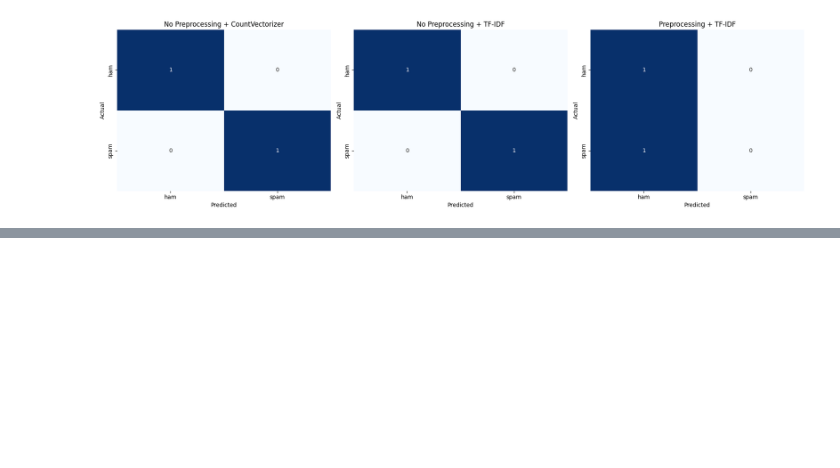
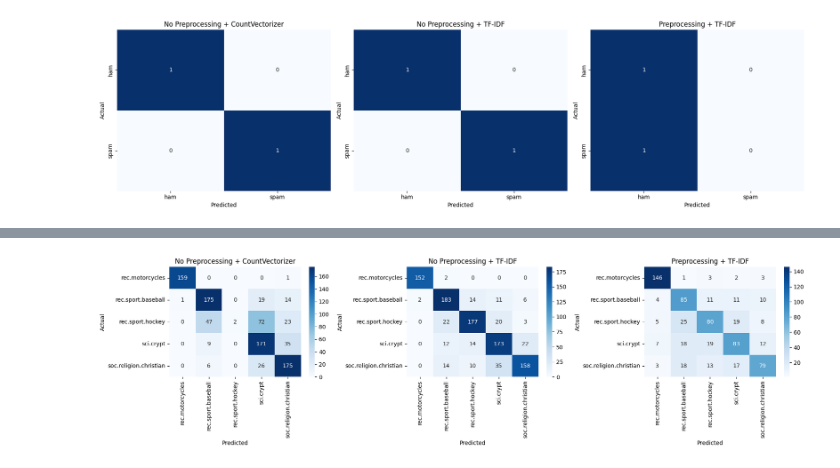
Before and after one commit to vishnusai2005/NAVIE_BYES_NLP, a Jupyter notebook: NLP_NAIVE_BYES_CLASSIFIER.ipynb, the cells around one changed output, grey strips where cells are left out. Saved outputs shown, nothing was run; the diff lists cells and outputs as text; code cells hidden in the pictures; blank space fills up the shorter version.

```diff
--- a/NLP_NAIVE_BYES_CLASSIFIER.ipynb
+++ b/NLP_NAIVE_BYES_CLASSIFIER.ipynb
@@ -402,4 +402,65 @@ from sklearn.datasets import fetch_20newsgroups
 import pandas as pd
 data = fetch_20newsgroups(subset = 'all', remove = ())
 df_news = pd.DataFrame({'text': data.data, 'label':data.target})
-df_news['label_name']
+df_news['label_name'] = df_news['label'].map((lambda x:data.target_names[x]))
+print(df_news['label'].value_counts())
+lemmatizer = WordNetLemmatizer()
+def preprocess(text):
+    text = text.lower()
+    text = re.sub(r'[^\W\S]', '', text)
+    text = re.sub(r'\d+', '', text)
+    tokens = nltk.word_tokenize(text)
+    tokens = [lemmatizer.lemmatize(token, pos = 'v') for token in tokens]
+    return ''.join(tokens)
+df_news['clean_text'] = df_news['text'].apply(preprocess)
+x_train, x_test, y_train , y_test = train_test_split(df_news['text'], df_news['label_name'], test_size = 0.25, random_state = 42, stratify = df_news['label_name'])
+x_train_prep, x_test_prep, y_train_prep, y_test_prep = train_test_split(df_news['clean_text'], df_news['label_name'], test_size = 0.25, random_state = 42, stratify = df_news['label_name'])
+
+#no preprocess + countvectorizer
+count_vec = CountVectorizer(stop_words = 'english', max_features = 2000)
+x_train_cv = count_vec.fit_transform(x_train)
+x_test_cv = count_vec.transform(x_test)
+model_cv = MultinomialNB().fit(x_train_cv, y_train)
+y_pred_cv = model_cv.predict(x_test_cv)
+cm_cv = confusion_matrix(y_test, y_pred_cv)
+
+#no preprocess + with Tfidf
+tfidf_vec_np = TfidfVectorizer(ngram_range = (1,2), stop_words = 'english', max_features = 2000)
+x_train_tfidf_np = tfidf_vec_np.fit_transform(x_train)
+x_test_tfidf_np = tfidf_vec_np.transform(x_test)
+model_tfidf_np = MultinomialNB().fit(x_train_tfidf_np,y_train)
+y_pred_tfidf_np = model_tfidf_np.predict(x_test_tfidf_np)
+cm_tfidf_np = confusion_matrix(y_test, y_pred_tfidf_np)
+
+#preproc + TDIDF
+tfidf_vec_prep = TfidfVectorizer(ngram_range = (1,2), stop_words = 'english', max_features = 2000)
+x_train_tfidf_prep = tfidf_vec_prep.fit_transform(x_train_prep)
+x_test_tfidf_prep = tfidf_vec_prep.transform(x_test_prep)
+model_tfidf_prep = MultinomialNB().fit(x_train_tfidf_prep,y_train_prep)
+y_pred_tfidf_prep = model_tfidf_prep.predict(x_test_tfidf_prep)
+cm_tfidf_prep = confusion_matrix(y_test_prep, y_pred_tfidf_prep)
+labels_to_show = df_news['label_name'].value_counts().index[:5].tolist()
+def plot_conf_matrix(matrix, y_true, y_pred, title):
+    # Pick top N classes for simpler visualization
+    from sklearn.utils.multiclass import unique_labels
+    labs = unique_labels(y_true, y_pred)
+    labs = [l for l in labs if l in labels_to_show]
+    idx = [i for i, l in enumerate(labs)]
+    matrix = matrix[idx, :][:, idx]
+    sns.heatmap(matrix, annot=True, fmt='d', cmap='Blues', xticklabels=labs, yticklabels=labs)
+    plt.xlabel('Predicted')
+    plt.ylabel('Actual')
+    plt.title(title)
+plt.figure(figsize=(18, 5))
+plt.subplot(1, 3, 1)
+plot_conf_matrix(cm_cv, y_test, y_pred_cv, 'No Preprocessing + CountVectorizer')
+
+plt.subplot(1, 3, 2)
+plot_conf_matrix(cm_tfidf_np, y_test, y_pred_tfidf_np, 'No Preprocessing + TF-IDF')
+
+plt.subplot(1, 3, 3)
+plot_conf_matrix(cm_tfidf_prep, y_test_prep, y_pred_tfidf_prep, 'Preprocessing + TF-IDF')
+
+plt.tight_layout()
+plt.show()
+# %% [output]
@@ -405,0 +484 @@ df_news['label_name']
+[figure, added]
```
Also changed, not shown: parts of 3 cells of this notebook.
